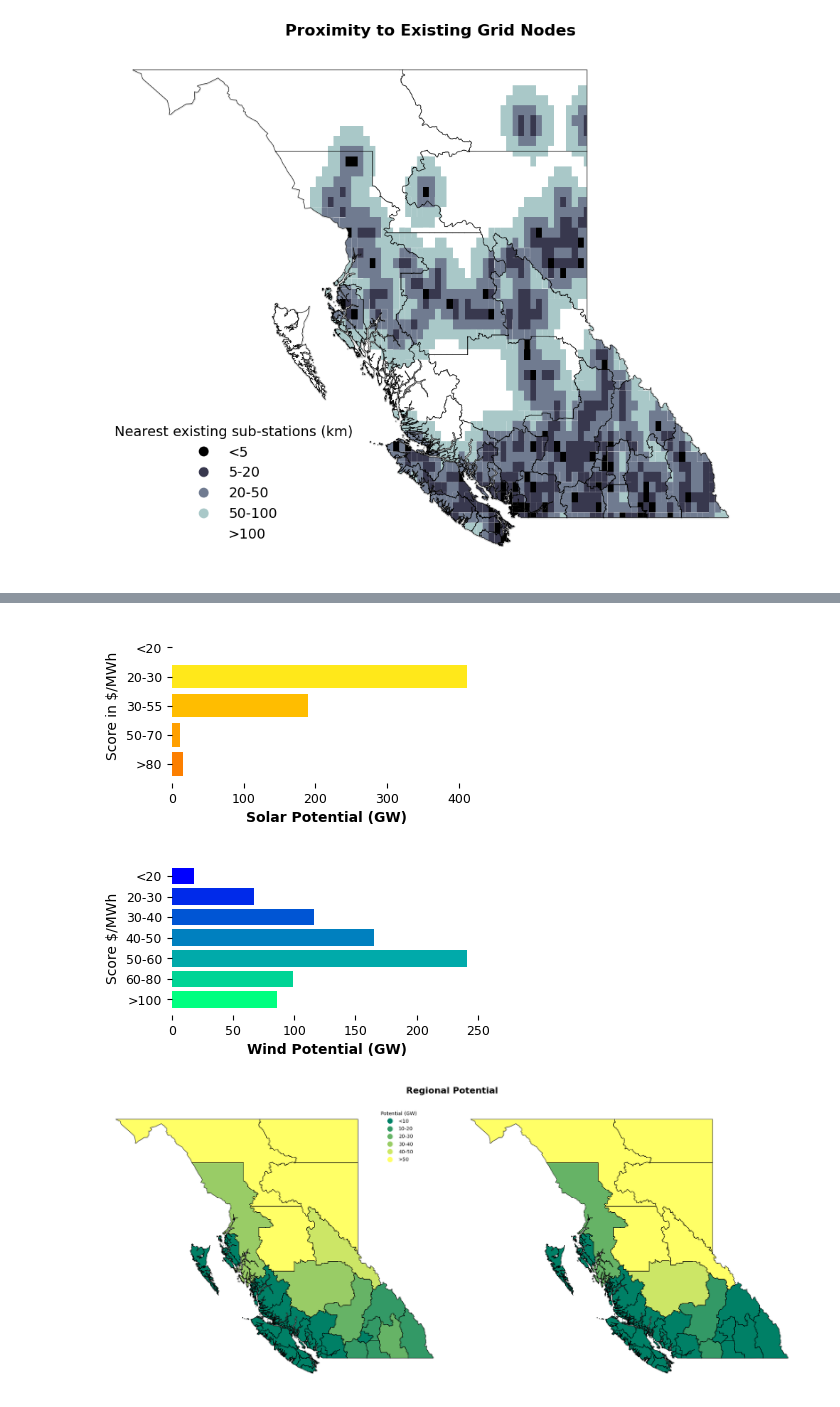
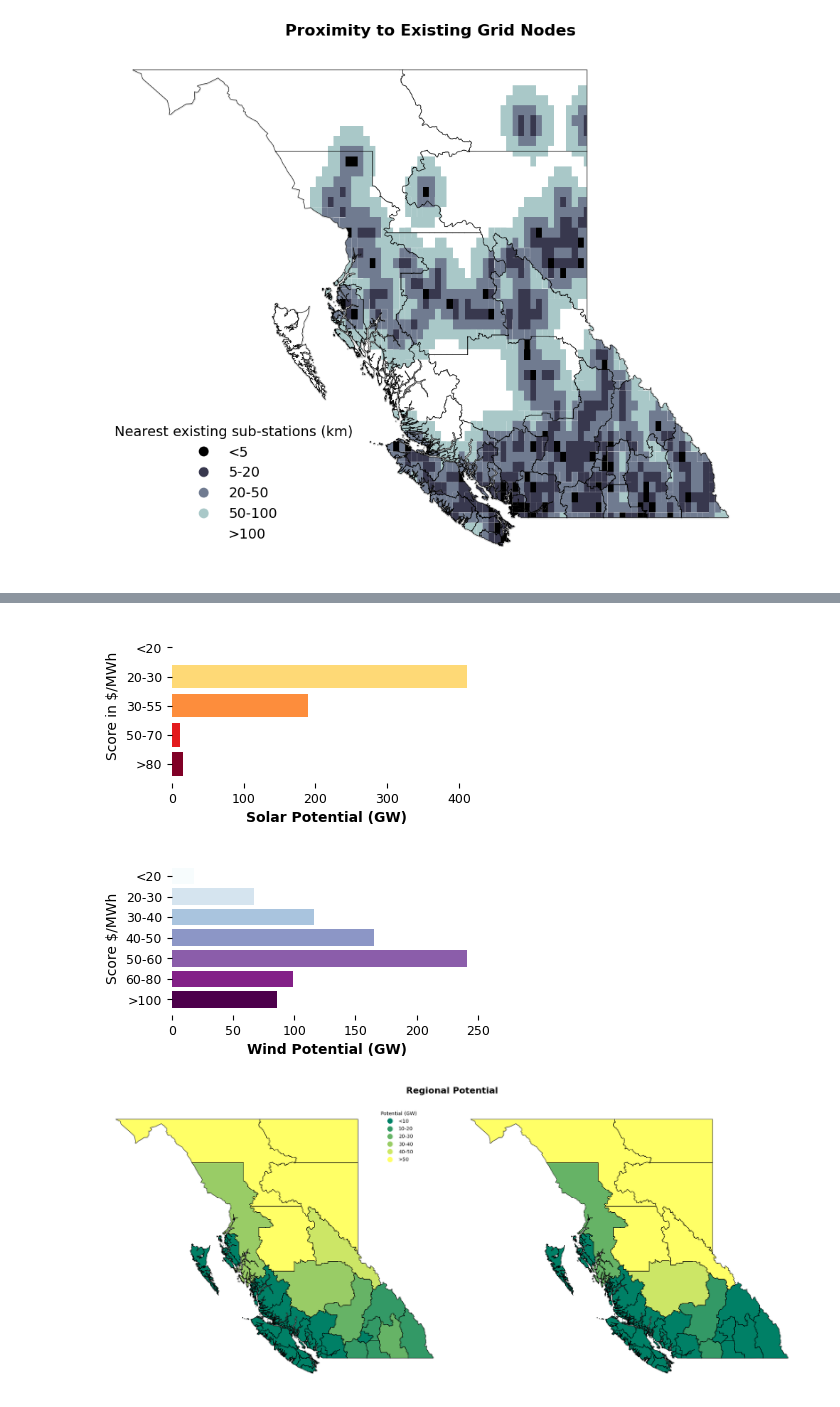
Before and after one commit to DeltaE/RESource, a Jupyter notebook: notebooks/Store_explorer.ipynb, the cells around one changed output, grey strips where cells are left out. Cells and saved outputs as stored; diff of their text form; code cells hidden in the pictures.

```diff
--- a/notebooks/Store_explorer.ipynb
+++ b/notebooks/Store_explorer.ipynb
@@ -395,8 +394,8 @@ import matplotlib.cm as cm
 import matplotlib.colors as mcolors
 
 # Define colormaps
-solar_cmap = cm.get_cmap('Wistia', len(solar_labels))
-wind_cmap = cm.get_cmap('winter', len(wind_labels))
+solar_cmap = cm.get_cmap('YlOrRd', len(solar_labels))
+wind_cmap = cm.get_cmap('BuPu', len(wind_labels))
 
 # Generate colors for each bin
 solar_colors = [mcolors.rgb2hex(solar_cmap(i)) for i in range(len(solar_labels))]
@@ -408,42 +407,38 @@ wind_capacity = cells.groupby('wind_category')['potential_capacity_wind'].sum().
 
 ### Solar Plot ###
 fig1, ax1 = plt.subplots(figsize=(4, 2))
-fig1.patch.set_alpha(0)  # Make figure background transparent
 ax1.set_facecolor('none')  # Make axis background transparent
 
 ax1.barh(solar_capacity.index, solar_capacity.values, color=solar_colors, edgecolor='none')
 # ax1.set_title('Solar Simplified Levelized Cost of Energy', fontsize=9)
 ax1.set_xlabel('Solar Potential (GW)', fontsize=10, weight='bold')
 ax1.set_ylabel('Score in $/MWh')
 ax1.invert_yaxis()  # Highest bin appears at the top
 
 # Remove spines for a clean look
 for spine in ax1.spines.values():
     spine.set_visible(False)
 ax1.tick_params(left=True, bottom=True)  # Remove y-axis ticks
 
-plt.show()
-
+plt.savefig('../vis/BC/solar_wind_score_bar1.png',dpi=300)
 ### Wind Plot ###
 fig2, ax2 = plt.subplots(figsize=(4, 2))
-fig2.patch.set_alpha(0)  # Make figure background transparent
 ax2.set_facecolor('none')  # Make axis background transparent
 
 ax2.barh(wind_capacity.index, wind_capacity.values, color=wind_colors, edgecolor='none')
 # ax2.set_title('Wind Simplified Levelized Cost of Energy', fontsize=9)
 ax2.set_xlabel('Wind Potential (GW)', fontsize=10, weight='bold')
 ax2.set_ylabel('Score $/MWh')
 ax2.invert_yaxis()  # Highest bin appears at the top
-
-# Remove spines for a clean look
 for spine in ax2.spines.values():
     spine.set_visible(False)
+# Remove spines for a clean look
 ax2.tick_params(left=True, bottom=True)  # Remove y-axis ticks
 
-plt.show()
+plt.savefig('../vis/BC/solar_wind_score_bar2.png',dpi=300)
 # %% [output]
-[figure, old version]
+[figure, new version]
-[figure, old version]
+[figure, new version]
 # %%
 cells_aggrs_region=cells.groupby('Region').aggregate({'potential_capacity_solar':'sum','potential_capacity_wind':'sum','nearest_station_distance_km':'mean','solar_CF_mean':'mean','wind_CF_mean':'mean','lcoe_solar':'mean','lcoe_wind':'mean'})
 # %%
```
Also changed, not shown: parts of 3 cells of this notebook, 6 other files.
